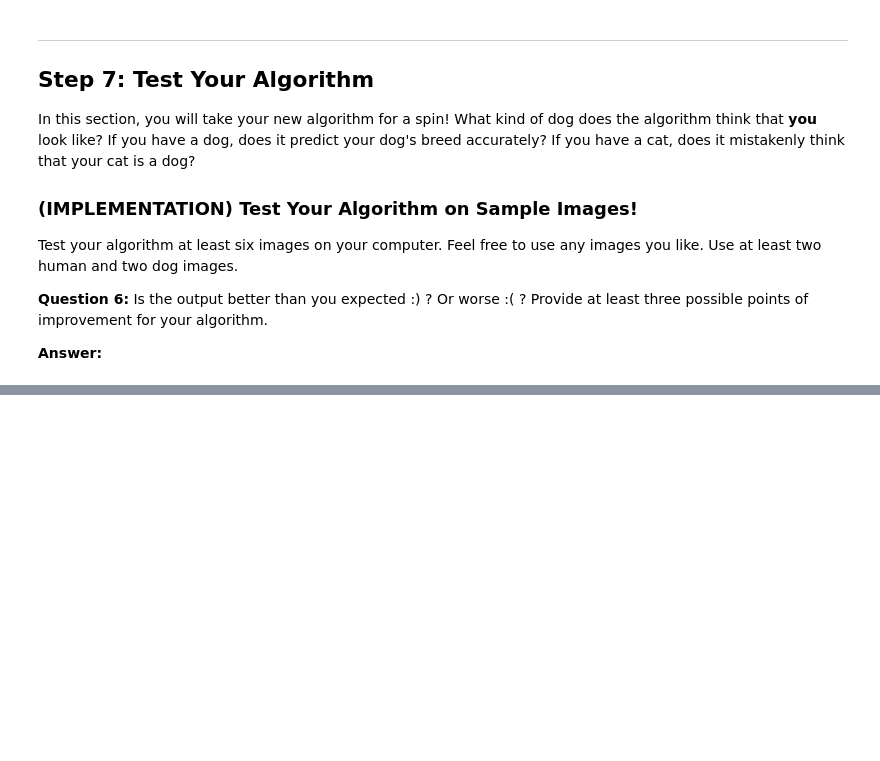
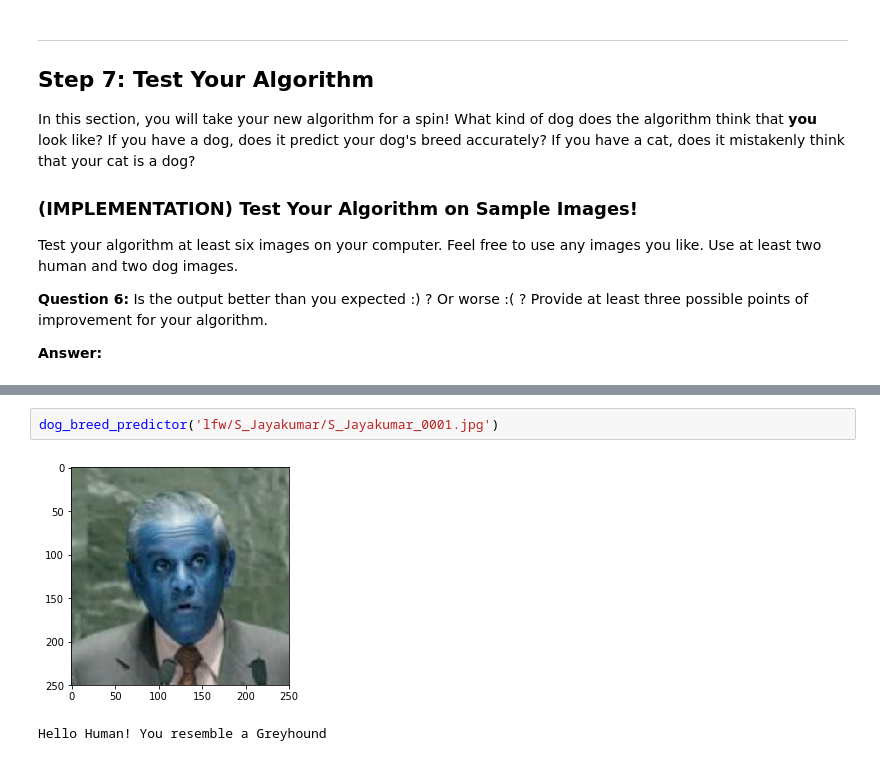
Before and after one commit to AnnoyinSamurai/dog-project, a Jupyter notebook: dog_app.ipynb, the cells around one changed output, grey strips where cells are left out. Saved outputs shown, nothing was run; the diff lists cells and outputs as text; blank space fills up the shorter version.

```diff
--- a/dog_app.ipynb
+++ b/dog_app.ipynb
@@ -755,0 +776,5 @@ __Answer:__
+# %%
+dog_breed_predictor('lfw/S_Jayakumar/S_Jayakumar_0001.jpg')
+# %% [output]
+[figure, added]
+Hello Human! You resemble a Greyhound
```
Also changed, not shown: parts of 18 cells of this notebook, 3 other files.
